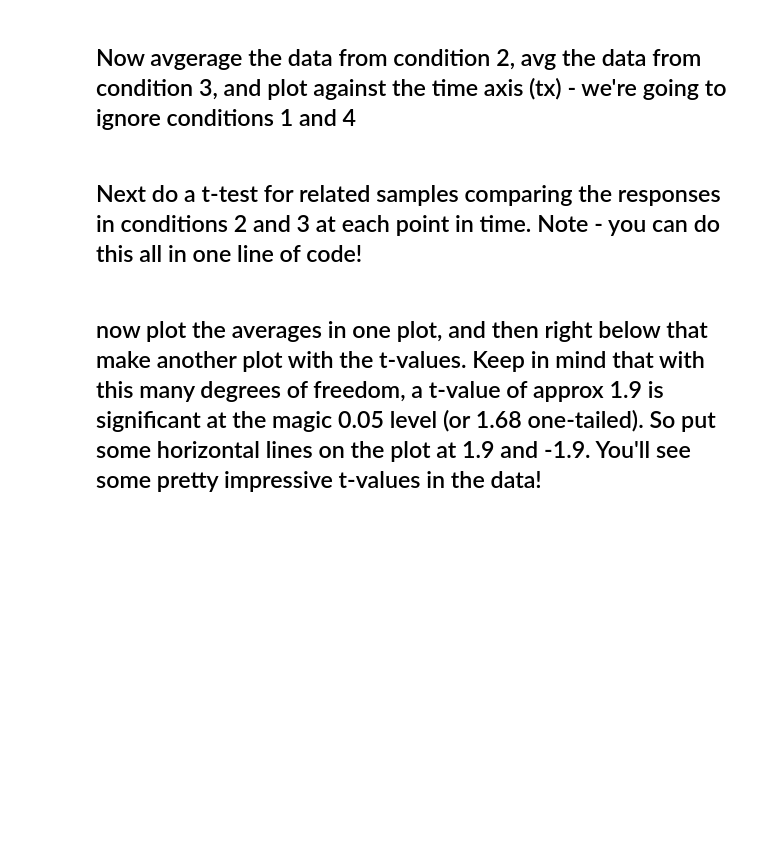
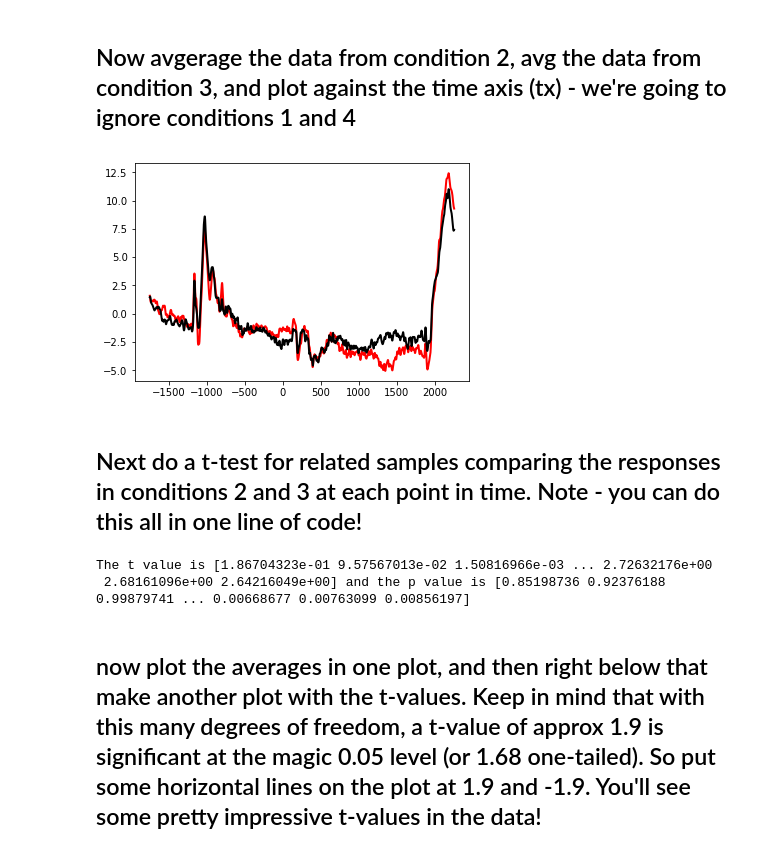
Before and after one commit to JonathanKeefe/PSYC-NEU-231, a Jupyter notebook: Tutorial031_Exercises_InClass.ipynb, the cells around one changed output. Drawn from its saved outputs; the diff is of its cells as text; code cells hidden in the pictures; blank space fills up the shorter version.

```diff
--- a/Tutorial031_Exercises_InClass.ipynb
+++ b/Tutorial031_Exercises_InClass.ipynb
@@ -98,7 +222,22 @@ num_samp_cond = int(N/4)
 cond = np.hstack((np.ones(num_samp_cond), np.ones(num_samp_cond)*2, np.ones(num_samp_cond)*3, np.ones(num_samp_cond)*4))
 # %% [markdown]
 ## Now avgerage the data from condition 2, avg the data from condition 3, and plot against the time axis (tx) - we're going to ignore conditions 1 and 4
+# %%
+cond_2 = np.mean(data[cond==2,:], axis=0)
+cond_3 = np.mean(data[cond==3,:], axis=0)
+
+plt.plot(tx, cond_2, color='r', linewidth=2)
+plt.plot(tx, cond_3, color='k', linewidth=2)
+plt.show()
+# %% [output]
+[figure, added]
 # %% [markdown]
 ## Next do a t-test for related samples comparing the responses in conditions 2 and 3 at each point in time. Note - you can do this all in one line of code!
+# %%
+t_test_EEG = stats.ttest_rel(data[cond==2,:],data[cond==3,:],axis=0)
+#print('The t value is', t_test_EEG.statistic, 'and the p value is', t_test_EEG.pvalue)
+# %% [output]
+The t value is [1.86704323e-01 9.57567013e-02 1.50816966e-03 ... 2.72632176e+00
+ 2.68161096e+00 2.64216049e+00] and the p value is [0.85198736 0.92376188 0.99879741 ... 0.00668677 0.00763099 0.00856197]
 # %% [markdown]
 ## now plot the averages in one plot, and then right below that make another plot with the t-values. Keep in mind that with this many degrees of freedom, a t-value of approx 1.9 is significant at the magic 0.05 level (or 1.68 one-tailed). So put some horizontal lines on the plot at 1.9 and -1.9. You'll see some pretty impressive t-values in the data!
```
Also changed, not shown: parts of 11 cells of this notebook.
